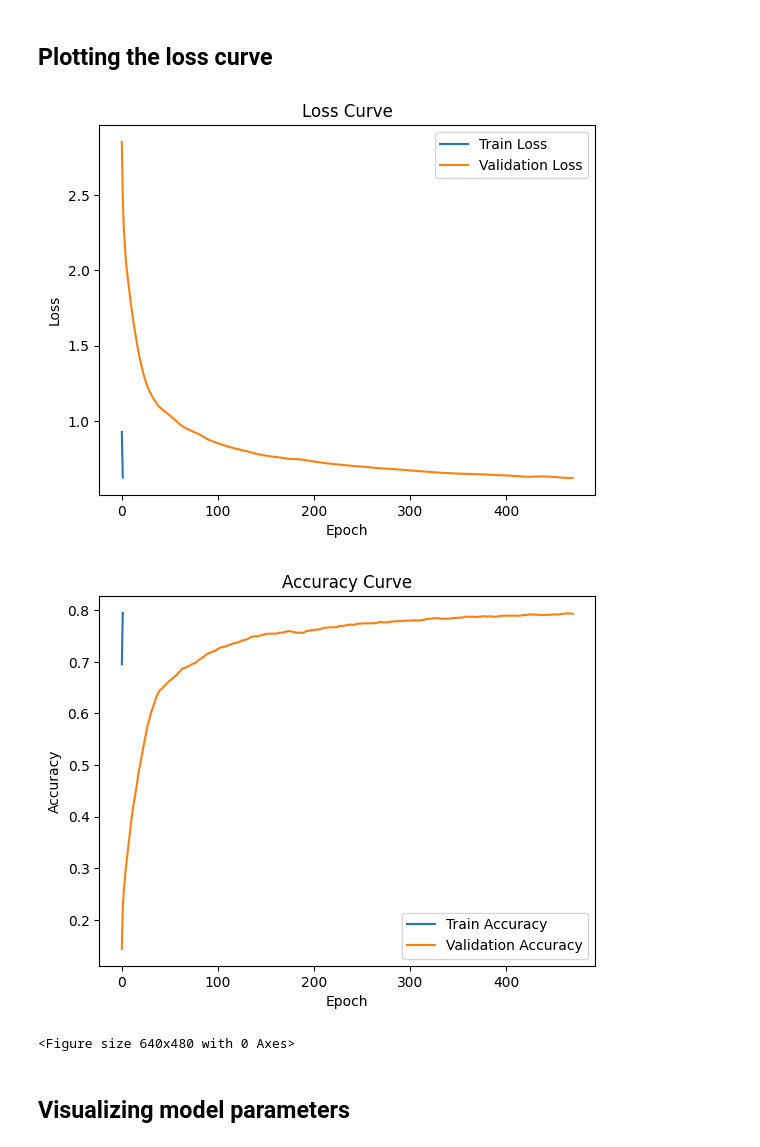
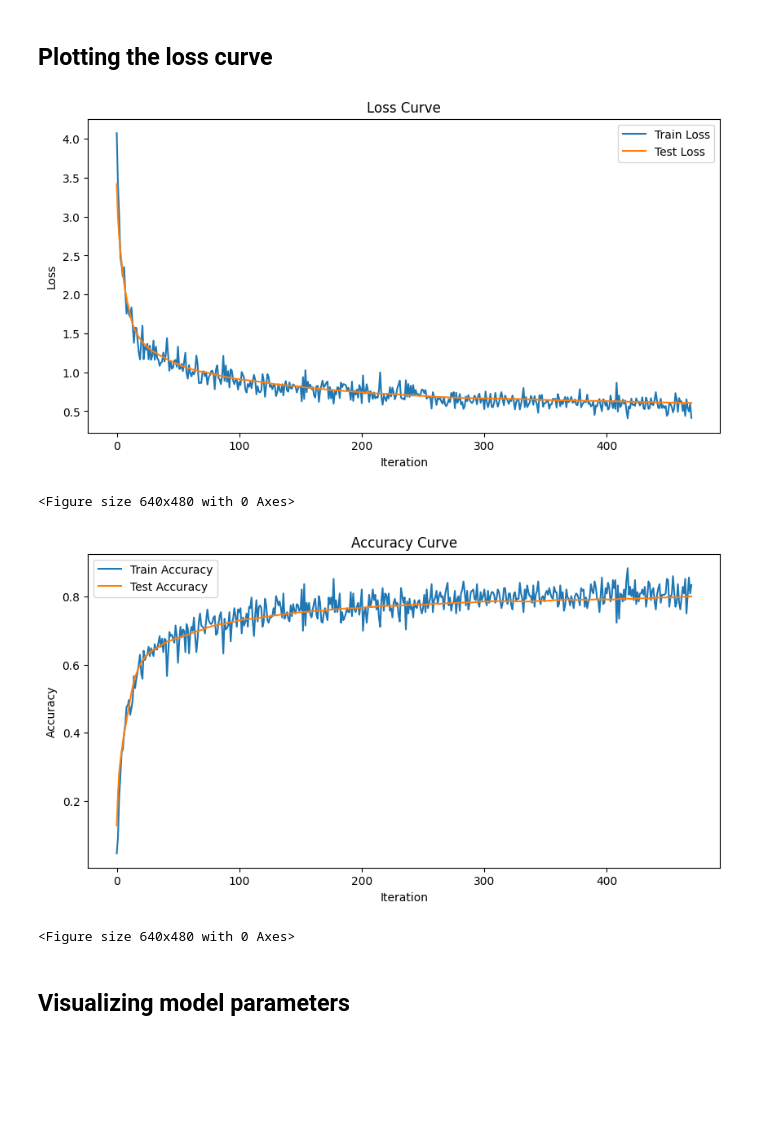
Before and after one commit to mmaaaff/DATA130051-Lab1-Fashion-MNIST-NNFromScratch, a Jupyter notebook: train.ipynb, the cells around one changed output. Saved outputs shown, nothing was run; the diff lists cells and outputs as text; code cells hidden in the pictures; blank space fills up the shorter version.

Commit message:
train and test code ok

```diff
--- a/train.ipynb
+++ b/train.ipynb
@@ -88,7 +88,7 @@ model_name = 'MLP3_({},{})_{}_L2-{}_lr-{}'.format(hidden_size1, hidden_size2, ac
 model.train()
 criterion = nn.CrossEntropyLoss()
 optimizer = optim.Adam(model.params, lr=lr, decay_rate=0.3)
-train_loss, val_loss, train_acc, val_acc, continued_train = MyDL.train(model, criterion, optimizer, train_data, test_data, num_epochs, batch_size, lambda_L2=lambda_L2, path='final_model_params', continue_if_exists=continue_if_exists, calc_val_loss_every_iteration=False)
-if not (not continue_if_exists and continued_train):
-    MyDL.save_result(train_loss, val_loss, train_acc, val_acc, best_model_name, batch_size, continued_train, path='final_results')
+result = MyDL.train(model, criterion, optimizer, train_data, test_data, num_epochs, batch_size, lambda_L2=lambda_L2, path='final_model_params', continue_if_exists=continue_if_exists, calc_val_loss_every_iteration=True)
+if not (not continue_if_exists and result['continue_training']):
+    MyDL.save_result(**result, path='final_results')
 # %% [output]
@@ -101,45 +99,54 @@ Epoch 2/2. Training Loss:   0.441        Accuracy: 0.845
 # %% [markdown]
 ## Plotting the loss curve
+# %%
+# Plotting the loss curve
+import os
+import matplotlib.pyplot as plt
+best_model_name = 'MLP3_(100,10)_tanh_L2-0.0_lr-0.01'
+result = np.load(os.path.join('final_results', f'{best_model_name}.npz'))
+x1 = np.arange(0, len(result['train_loss_iter']))
+train_loss = result['train_loss_iter']
+train_acc = result['train_acc_iter']
 # %%
-import os
-import matplotlib.pyplot as plt
-
-best_model_name = 'MLP3_(100,10)_tanh_L2-0.0_lr-0.01'
-
-
-with np.load(os.path.join('final_results', f'{best_model_name}.npz')) as result:
-    train_loss_iter = result['train_loss_iter']
-    val_loss_iter = result['val_loss_iter']
-    train_acc_iter = result['train_acc_iter']
-    val_acc_iter = result['val_acc_iter']
-    train_loss = result['train_loss']
-    val_loss = result['val_loss']
-    train_acc = result['train_acc']
-    val_acc = result['val_acc']
-
-# Plotting the loss curve
-plt.plot(train_loss, label='Train Loss')
-plt.plot(val_loss, label='Validation Loss')
-plt.xlabel('Epoch')
+if not result['no_missing_val_loss_iter']:
+    end_point = result['batch_size_till_iter'].T[1]
+    batch_size = result['batch_size_till_iter'].T[0]
+    x2 = np.array([])
+    start_point = batch_size[0] - 1
+    for i in range(len(end_point)):
+        x2 = np.concatenate((x2, np.arange(start_point, end_point[i], batch_size[i]), [end_point[i]]))
+        start_poin = end_point[i] + batch_size - 1
+    val_loss = result['val_loss_epoch']
+    val_acc = result['val_acc_epoch']
+else:
+    x2 = x1
+    val_loss = result['val_loss_iter']
+    val_acc = result['val_acc_iter']
+plt.figure(figsize=(10, 5))
+plt.plot(x1, train_loss, label='Train Loss')
+plt.plot(x2, val_loss, label='Test Loss')
+plt.xlabel('Iteration')
 plt.ylabel('Loss')
 plt.title('Loss Curve')
 plt.legend()
 plt.show()
 plt.savefig('final_results/loss_curve.png')
 
 # Plotting the accuracy curve
-plt.plot(train_acc, label='Train Accuracy')
-plt.plot(val_acc, label='Validation Accuracy')
-plt.xlabel('Epoch')
+plt.figure(figsize=(10, 5))
+plt.plot(x1, train_acc, label='Train Accuracy')
+plt.plot(x2, val_acc, label='Test Accuracy')
+plt.xlabel('Iteration')
 plt.ylabel('Accuracy')
 plt.title('Accuracy Curve')
 plt.legend()
 plt.show()
 plt.savefig('final_results/accuracy_curve.png')
 # %% [output]
-[figure, old version]
+[figure, new version]
+<Figure size 640x480 with 0 Axes>
-[figure, old version]
+[figure, new version]
-<Figure size 640x480 with 0 Axes>
+<Figure size 640x480 with 0 Axes>
 # %% [markdown]
 ## Visualizing model parameters
 # %%
```
Also changed, not shown: parts of 1 cell of this notebook, 7 other files.
